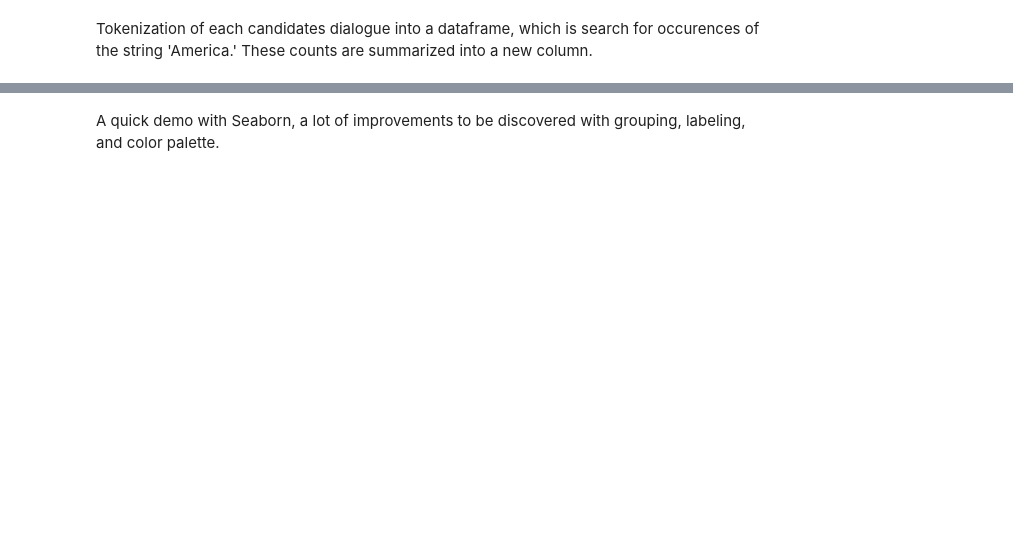
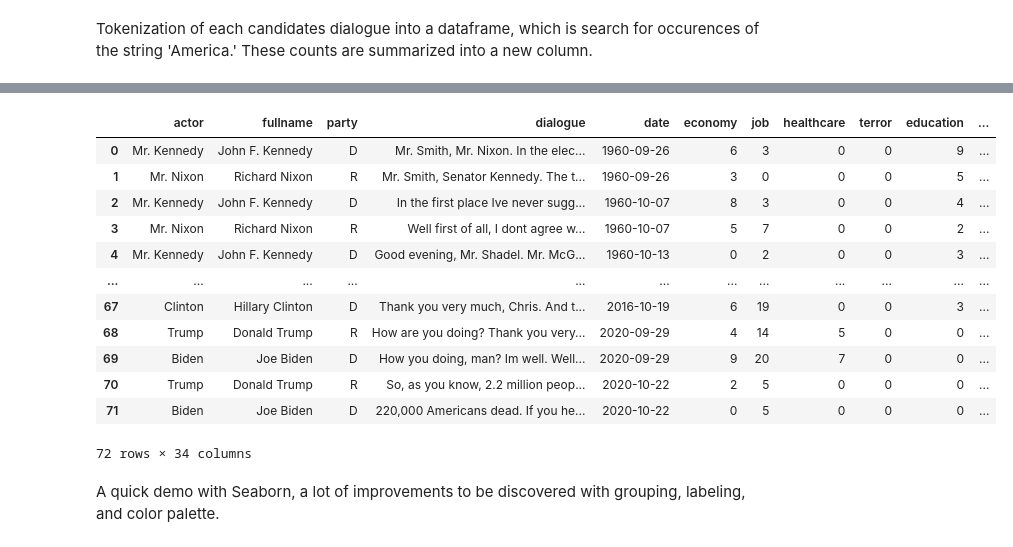
Before and after one commit to mbransons/DataFundamentalsCourse, a Jupyter notebook: week2/week2-activity.ipynb, the cells around one changed output, grey strips where cells are left out. Drawn from its saved outputs; the diff is of its cells as text; code cells hidden in the pictures; blank space fills up the shorter version.

```diff
--- a/week2/week2-activity.ipynb
+++ b/week2/week2-activity.ipynb
@@ -124,3 +157,39 @@ See the caveats in the documentation: https://pandas.pydata.org/pandas-docs/stab
+# %%
+political_keywords = ['abstract', 'academic', 'brand', 'celebrity', 'civil', 'corporate', 'design', 'diversity', 'emotion', 'empathy', 'enlightenment', 'enterprise', 'environment', 'ethical', 'european', 'excellence', 'fair', 'faith', 'freedom', 'fundamentalism', 'global', 'identity', 'independent', 'information', 'legitimate', 'life', 'market', 'marriage', 'mentor', 'opinion', 'perform', 'political', 'property', 'queer', 'relativism', 'responsibility', 'rhetoric', 'rights', 'secular', 'security', 'sexuality', 'terror', 'text', 'truth', 'urban', 'value', 'victim', 'well-being', 'west', 'youth']
+
+my_keywords = ['economy', 'job', 'healthcare', 'terror', 'education', 'tax', 'poverty', 'racism', 'crime', 'budget', 'immigration', 'climate', 'drug', 'trade', 'military', 'environment', 'energy', 'unemployment', 'abortion', 'corporation', 'globalization', 'homeless', 'inflation', 'infrastructure', 'pollution', 'conservation', 'privacy', 'family', 'war']
+
+def occurrences(word, df):
+    new_df = df.loc[df['word'].str.contains(word)]
+    return new_df['occurrences'].sum()
+
+# presidents = ["Washington", "Adams", "Jefferson", "Madison", "Monroe", "Adams", "Jackson"]
+# for num, name in enumerate(presidents, start=0):
+#     print("President {}: {}".format(num, name))
+# cand_only['America'] = cand_only.apply(lambda row : occurrences('America', tokenize(row['dialogue'])), axis = 1)
+
+# for i, keyword in enumerate(political_keywords, start=0):
+#     cand_only[keyword] = cand_only.apply(occurrences(keyword, word_count_dfs[i]))
+
+for keyword in my_keywords:
+    cand_clean[keyword] = cand_clean.apply(lambda row: occurrences(keyword, word_count_dfs[row.name]), axis = 1)
+
+# occurrences('freedom', word_count_dfs[0])
+cand_clean
+# %% [output]
+|  | actor | fullname | party | dialogue | date | economy | job | healthcare | terror | education | ... |
+| 0 | Mr. Kennedy | John F. Kennedy | D | Mr. Smith, Mr. Nixon. In the elec... | 1960-09-26 | 6 | 3 | 0 | 0 | 9 | ... |
+| 1 | Mr. Nixon | Richard Nixon | R | Mr. Smith, Senator Kennedy. The t... | 1960-09-26 | 3 | 0 | 0 | 0 | 5 | ... |
+| 2 | Mr. Kennedy | John F. Kennedy | D | In the first place Ive never sugg... | 1960-10-07 | 8 | 3 | 0 | 0 | 4 | ... |
+| 3 | Mr. Nixon | Richard Nixon | R | Well first of all, I dont agree w... | 1960-10-07 | 5 | 7 | 0 | 0 | 2 | ... |
+| 4 | Mr. Kennedy | John F. Kennedy | D | Good evening, Mr. Shadel. Mr. McG... | 1960-10-13 | 0 | 2 | 0 | 0 | 3 | ... |
+| ... | ... | ... | ... | ... | ... | ... | ... | ... | ... | ... | ... |
+| 67 | Clinton | Hillary Clinton | D | Thank you very much, Chris. And t... | 2016-10-19 | 6 | 19 | 0 | 0 | 3 | ... |
+| 68 | Trump | Donald Trump | R | How are you doing? Thank you very... | 2020-09-29 | 4 | 14 | 5 | 0 | 0 | ... |
+| 69 | Biden | Joe Biden | D | How you doing, man? Im well. Well... | 2020-09-29 | 9 | 20 | 7 | 0 | 0 | ... |
+| 70 | Trump | Donald Trump | R | So, as you know, 2.2 million peop... | 2020-10-22 | 2 | 5 | 0 | 0 | 0 | ... |
+| 71 | Biden | Joe Biden | D | 220,000 Americans dead. If you he... | 2020-10-22 | 0 | 5 | 0 | 0 | 0 | ... |
+72 rows × 34 columns
 # %% [markdown]
 A quick demo with Seaborn, a lot of improvements to be discovered with grouping, labeling, and color palette.
 # %%
```
Also changed, not shown: parts of 8 cells of this notebook, 3 other files.
